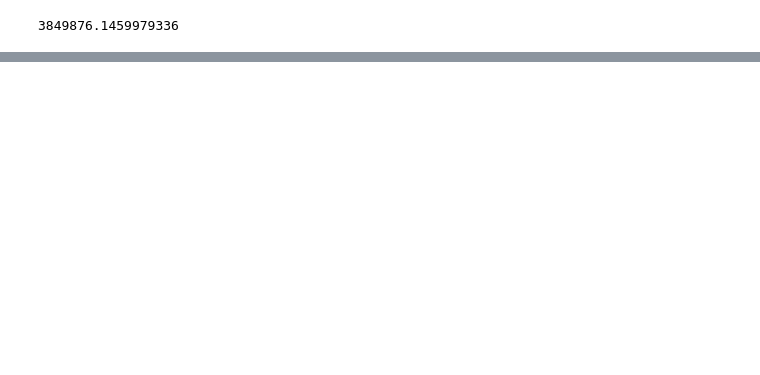
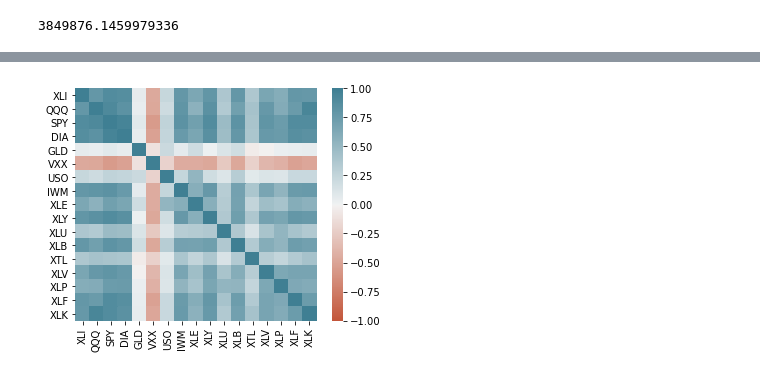
Before and after one commit to danielwon01/Study_DS_DL_books, a Jupyter notebook: code/Chapter 1 - Exploratory Data Analysis.ipynb, the cells around one changed output, grey strips where cells are left out. Saved outputs shown, nothing was run; the diff lists cells and outputs as text; code cells hidden in the pictures; blank space fills up the shorter version.

```diff
--- a/code/Chapter 1 - Exploratory Data Analysis.ipynb
+++ b/code/Chapter 1 - Exploratory Data Analysis.ipynb
@@ -128,0 +263,5 @@ robust.scale.mad(state["Population"])
+# %%
+sp_500_d = pd.read_csv("data/sp500_data.csv",index_col= 0)
+sp_500_s = pd.read_csv("data/sp500_sectors.csv")
+
+display(sp_500_d.head(3), sp_500_s.head(3))
@@ -128,0 +301,4 @@ robust.scale.mad(state["Population"])
+# %%
+etfs = sp_500_d.loc[sp_500_d.index > '2012-07-01',
+                    sp_500_s[sp_500_s['sector'] == 'etf']['symbol']]
+print(etfs.head())
@@ -128,0 +326,10 @@ robust.scale.mad(state["Population"])
+# %%
+fig, ax = plt.subplots(figsize=(5, 4))
+ax = sns.heatmap(etfs.corr(), vmin=-1, vmax=1,
+                 cmap=sns.diverging_palette(20, 220, as_cmap=True),
+                 ax=ax)
+
+plt.tight_layout()
+plt.show()
+# %% [output]
+[figure, added]
```
Also changed, not shown: parts of 46 cells of this notebook.
